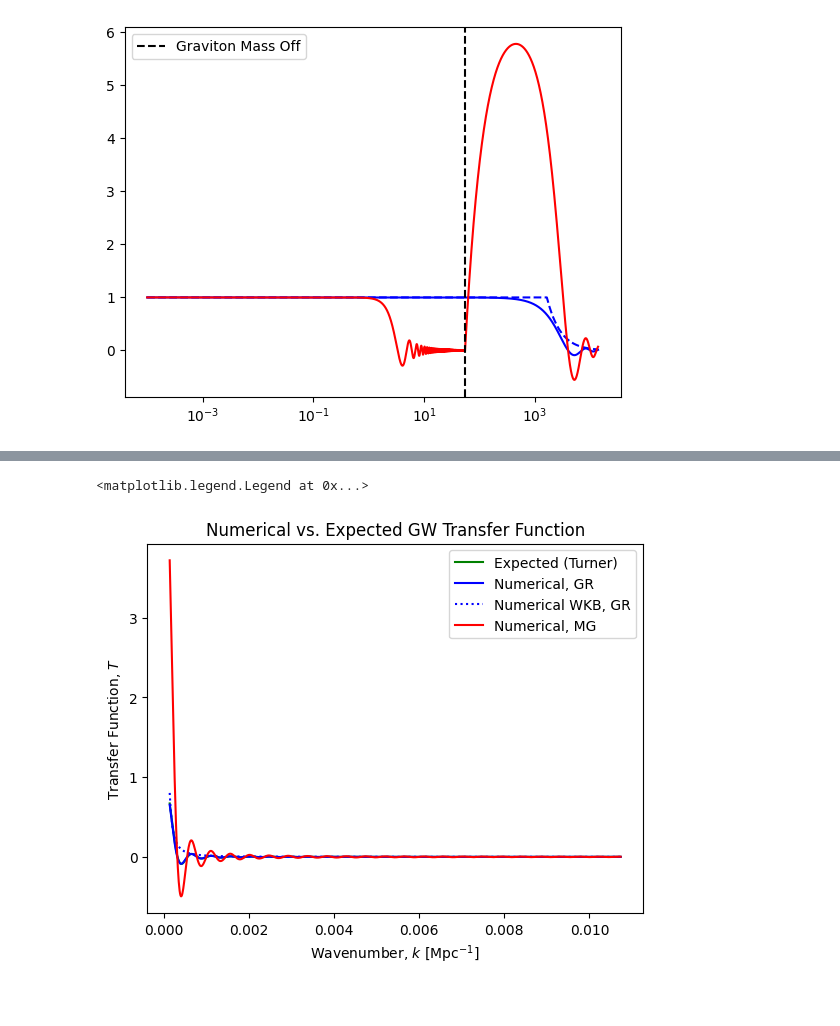
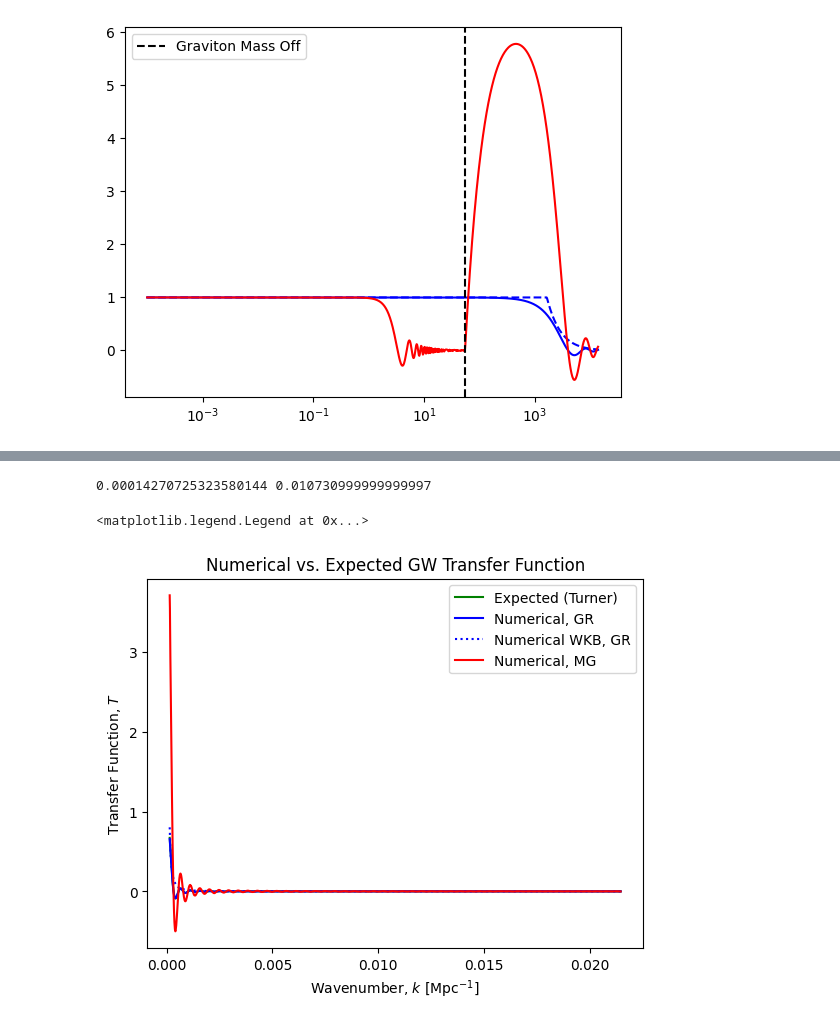
Before and after one commit to V3DK/inflationary-research, a Jupyter notebook: transfer_func_MG.ipynb, the cells around one changed output, grey strips where cells are left out. Drawn from its saved outputs; the diff is of its cells as text; code cells hidden in the pictures.

```diff
--- a/transfer_func_MG.ipynb
+++ b/transfer_func_MG.ipynb
@@ -269,3 +247,7 @@ print(MG_evol_k[-1], MG_transfer_num(k_try))
+# %%
+print(GR_hc_H_inv(tau_0), k_eq)
+# %% [output]
+0.00014270725323580144 0.010730999999999997
 # %%
 #plotting transfer function, numerical and expected
 
@@ -280,8 +262,10 @@ region_size = (k_eq - GR_hc_H_inv(tau_0)) / num_regions
 start_k = GR_hc_H_inv(tau_0) + (region_size * (curr_region - 1))
 end_k = GR_hc_H_inv(tau_0) + (region_size * (curr_region))
 
-k_dom = np.linspace(start_k, end_k, 1000)
+# k_dom = np.linspace(start_k, end_k, 1200)
 # k_dom = np.linspace(k_eq, k_c, 1000)
+k_dom = np.linspace(GR_hc_H_inv(tau_0), k_eq * 2, 2000)
+
 
 #evaluation
 
@@ -292,39 +276,31 @@ GR_tr_exp = (np.vectorize(GR_transfer_exp))("full", 1, k_dom)
 # blue tilted tensor spectrum paper expected (no bessel)
 GR_tr_BTTS_fit = (np.vectorize(BTTS_fit))(k_dom)
 
 #numerical, GR
 GR_tr_num = (np.vectorize(GR_transfer_num))(k_dom)
 GR_tr_num_WKB = (np.vectorize(GR_transfer_num_WKB))(k_dom)
 #numerical, MG
 MG_tr_num = (np.vectorize(MG_transfer_num))(k_dom)
 # MG_tr_num_WKB = (np.vectorize(MG_transfer_num_WKB))(k_dom)
-
-
-#calc and plot extrema points
-# (k_ext_num, tr_ext_num) = extrema(k_dom, tr_num)
-# plt.scatter(k_ext_num, tr_ext_num, c = "k", s = 5, zorder = 1)
-
-# (k_ext_exp, tr_ext_exp) = extrema(k_dom, tr_exp)
-# plt.scatter(k_ext_exp, tr_ext_exp, c = "k", s = 5, zorder = 1)
 
 #plot transfer function curves
 plt.plot(k_dom, GR_tr_exp, "g", label = "Expected (Turner)", zorder = 0)
 # plt.plot(k_dom, tr_exp_b, c = "g", label = "exp, bessel")
 # plt.plot(k_dom, tr_exp_nb, c = "b", label = "exp, no bessel")
 plt.plot(k_dom, GR_tr_num, "b", label = "Numerical, GR", zorder = 0)
 plt.plot(k_dom, GR_tr_num_WKB, "b:", label = "Numerical WKB, GR", zorder = 0)
 
 plt.plot(k_dom, MG_tr_num, "r", label = "Numerical, MG", zorder = 0)
 
 #turn these off for other ranges
 # plt.axvline(k_eq, color = "black", linestyle = "dashed", label = r"$k_\mathrm{eq}$")
 # plt.axvline(GR_hc_H_inv(tau_0), color = "black", linestyle = "dotted", label = r"$k_0$")
 
 plt.xlabel(r"Wavenumber, $k$ $[\mathrm{Mpc}^{-1}]$")
 plt.ylabel(r"Transfer Function, $T$")
 plt.title("Numerical vs. Expected GW Transfer Function")
 
 plt.legend()
 # %% [output]
 <matplotlib.legend.Legend at 0x...>
-[figure, old version]
+[figure, new version]
```
Also changed, not shown: parts of 10 cells of this notebook, 8 other files.
